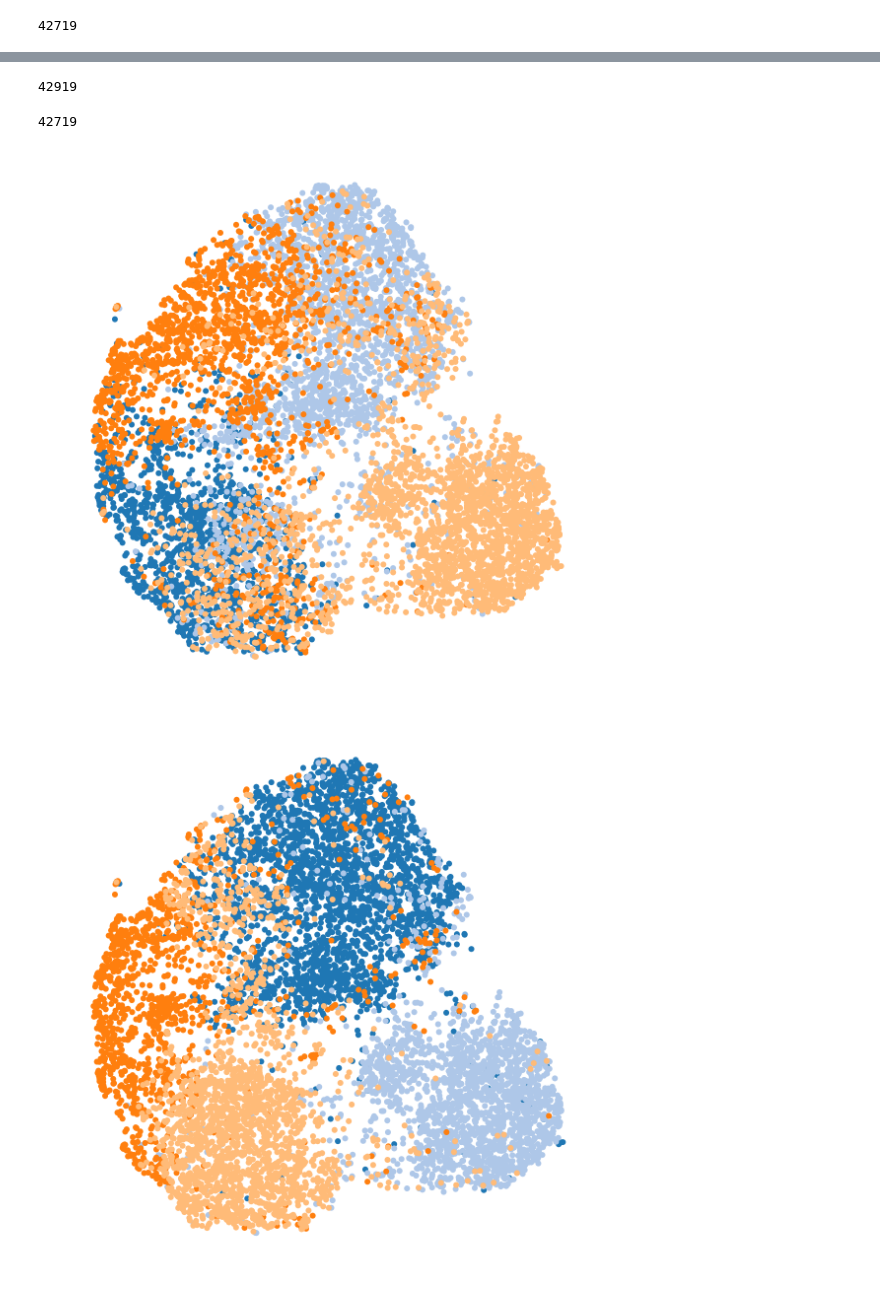
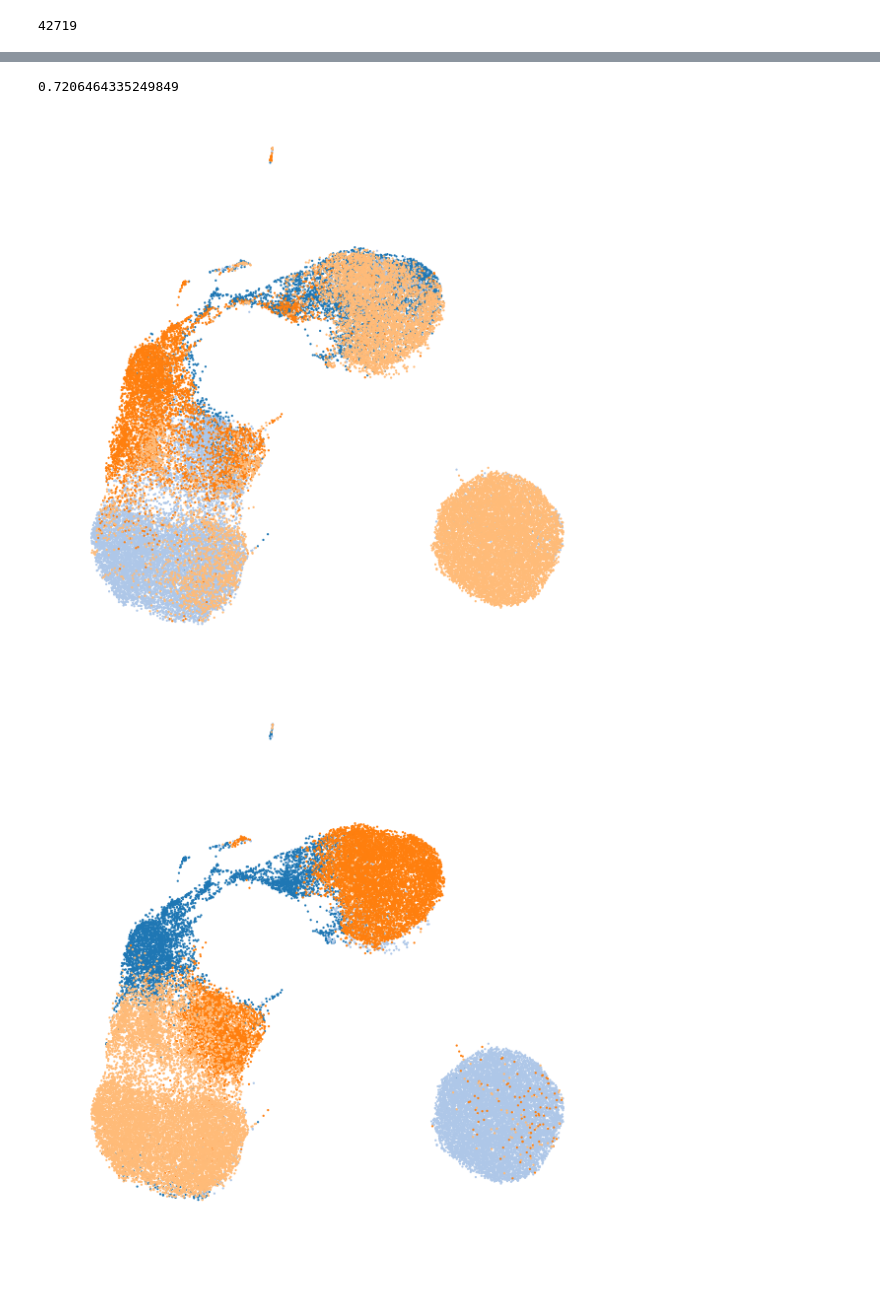
Before and after one commit to chenlingantelope/HarmonizationSCANVI, a Jupyter notebook: notebooks/SCANVI-mild-annot-Clustering.ipynb, the cells around one changed output, grey strips where cells are left out. Drawn from its saved outputs; the diff is of its cells as text; code cells hidden in the pictures.

```diff
--- a/notebooks/SCANVI-mild-annot-Clustering.ipynb
+++ b/notebooks/SCANVI-mild-annot-Clustering.ipynb
@@ -529,7 +562,7 @@ from copy import deepcopy
 seurat_res = deepcopy(gene_dataset.labels.ravel())
 seurat_res[unlabelled_idx] = seurat_pred
 # %%
-seurat_pred_s = seurat_res[sample]
+seurat_pred_s = seurat_res
 # %%
 keys = gene_dataset.cell_types
 key_order = np.argsort(keys)
@@ -537,7 +570,7 @@ fig, ax = plt.subplots(figsize=(8, 8))
 for i,k in enumerate(key_order):
     idx = seurat_pred_s==k
     ax.scatter(latent_u[idx, 0], latent_u[idx, 1], c=colors[i%20], label=keys[k],
-                   edgecolors='none')
+                   edgecolors='none',s=10)
 # plt.legend(bbox_to_anchor=(1.1, 0.5), borderaxespad=0, fontsize='x-large')
 plt.axis("off")
 fig.tight_layout()
@@ -548,7 +581,7 @@ plt.savefig("figures/mild_anot_seuratknn.pdf", transparency=True)
 full_scanvi = trainer_scanvi.create_posterior(trainer_scanvi.model, gene_dataset)
 y_pred = full_scanvi.compute_predictions()[1]
 # %%
-pred_s = y_pred[sample]
+pred_s = y_pred
 
 keys = gene_dataset.cell_types
 key_order = np.argsort(keys)
@@ -556,7 +589,7 @@ fig, ax = plt.subplots(figsize=(8, 8))
 for i,k in enumerate(key_order):
     idx = pred_s==k
     ax.scatter(latent_u[idx, 0], latent_u[idx, 1], c=colors[i%20], label=keys[k],
-                   edgecolors='none')
+                   edgecolors='none',s=10)
 # plt.legend(bbox_to_anchor=(1.1, 0.5), borderaxespad=0, fontsize='x-large')
 plt.axis("off")
 fig.tight_layout()
@@ -599,8 +631,0 @@ scvi_KMeans_acc
-# %%
-len(scvi_KMeans_labels_pred)
-# %% [output]
-42919
-# %%
-len(scvi_pred)
-# %% [output]
-42719
@@ -607,28 +635,32 @@ len(scvi_pred)
+# %%
+seurat_KMeans_acc
+# %% [output]
+0.7206464335249849
 # %%
 res = deepcopy(gene_dataset.labels.ravel())
 res[unlabelled_idx] = scvi_pred
 
 fig, ax = plt.subplots(figsize=(8, 8))
 for i,k in enumerate(key_order):
-    idx = res[sample]==k
+    idx = res==k
     ax.scatter(latent_u[idx, 0], latent_u[idx, 1], c=colors[i%20], label=keys[k],
-                   edgecolors='none')
+                   edgecolors='none',s=5)
 # plt.legend(bbox_to_anchor=(1.1, 0.5), borderaxespad=0, fontsize='x-large')
 plt.axis("off")
 fig.tight_layout()
 plt.savefig("figures/mild_anot_scviKNN.pdf", transparency=True)
 # %% [output]
-[figure, old version]
+[figure, new version]
 # %%
 fig, ax = plt.subplots(figsize=(8, 8))
 for i,k in enumerate(key_order):
-    idx = scvi_KMeans_labels_pred[sample]==k
+    idx = scvi_KMeans_labels_pred==k
     ax.scatter(latent_u[idx, 0], latent_u[idx, 1], c=colors[i%20], label=keys[k],
-                   edgecolors='none')
+                   edgecolors='none',s=5)
 # plt.legend(bbox_to_anchor=(1.1, 0.5), borderaxespad=0, fontsize='x-large')
 plt.axis("off")
 fig.tight_layout()
 plt.savefig("figures/mild_anot_kMeans.pdf", transparency=True)
 # %% [output]
-[figure, old version]
+[figure, new version]
 # %%
```
Also changed, not shown: parts of 52 cells of this notebook, 22 other files.
